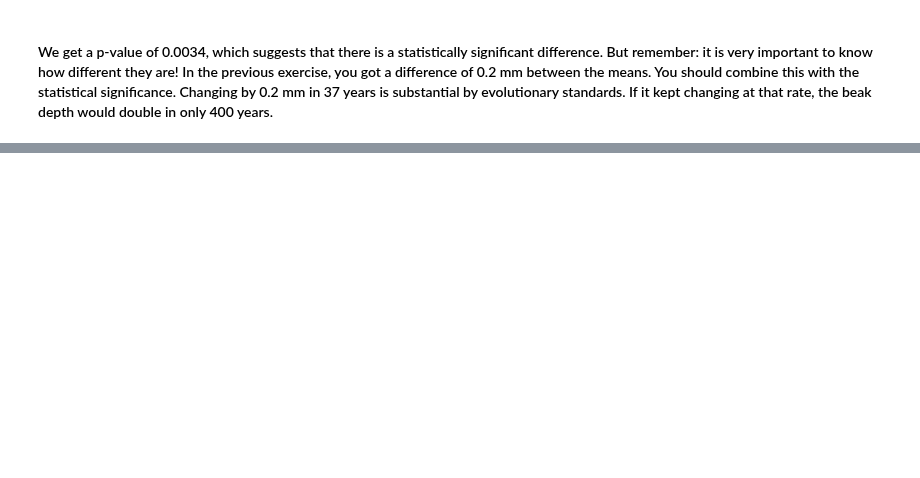
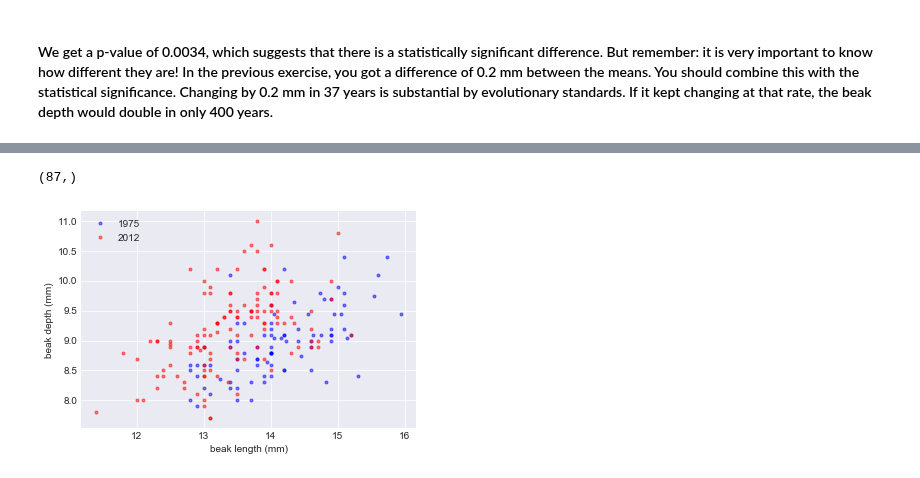
Before and after one commit to cyrsis/TensorflowPY36CPU, a Jupyter notebook: _14_Plot/Test.ipynb, the cells around one changed output, grey strips where cells are left out. Saved outputs shown, nothing was run; the diff lists cells and outputs as text; code cells hidden in the pictures; blank space fills up the shorter version.

```diff
--- a/_14_Plot/Test.ipynb
+++ b/_14_Plot/Test.ipynb
@@ -691,0 +700,34 @@ p = 0.0034
+# %%
+df = pd.read_csv(path+"finch_beaks_1975.csv")
+df.head()
+df1975=df[df['species']=='scandens']
+bl_1975 = df1975['Beak length, mm'].values
+
+
+df = pd.read_csv(path+"finch_beaks_2012.csv")
+df.head()
+df2012=df[df['species']=='scandens']
+bl_2012 = df2012['blength'].values
+
+
+bl_1975.shape
+# %% [output]
+(87,)
+# %%
+# Make scatter plot of 1975 data
+_ = plt.plot(bl_1975, bd_1975, marker='.',
+             linestyle='none', color='blue', alpha=0.5)
+
+# Make scatter plot of 2012 data
+_ = plt.plot(bl_2012, bd_2012, marker='.',
+             linestyle='none', color='red', alpha=0.5)
+
+# Label axes and make legend
+_ = plt.xlabel('beak length (mm)')
+_ = plt.ylabel('beak depth (mm)')
+_ = plt.legend(('1975', '2012'), loc='upper left')
+
+# Show the plot
+plt.show()
+# %% [output]
+[figure, added]
```
Also changed, not shown: parts of 20 cells of this notebook.
